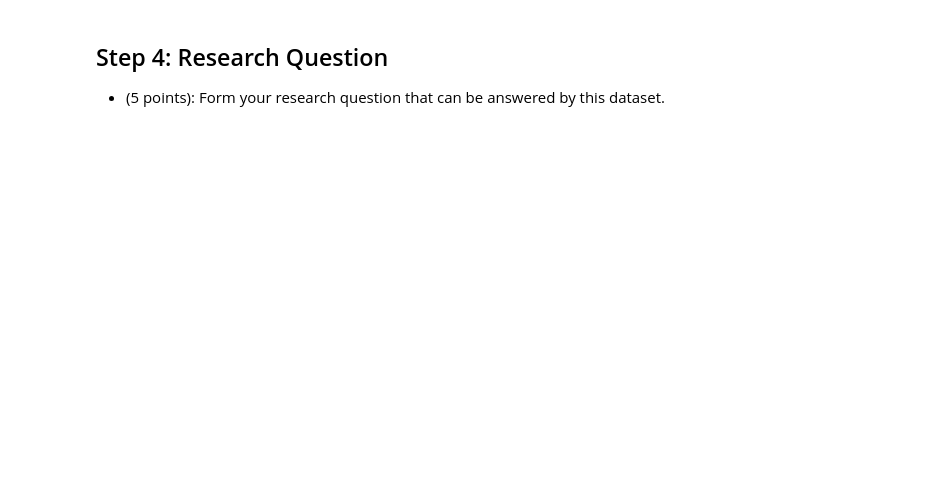
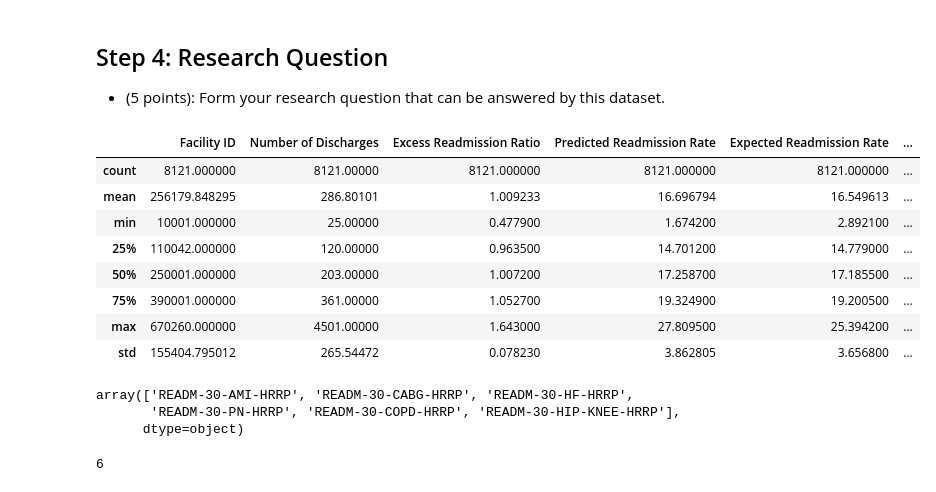
Before and after one commit to madisonmigliori/ista-exam2, a Jupyter notebook: exam2.ipynb, the cells around one changed output. Cells and saved outputs as stored; diff of their text form; code cells hidden in the pictures; blank space fills up the shorter version.

```diff
--- a/exam2.ipynb
+++ b/exam2.ipynb
@@ -186,3 +224,25 @@ hospital_df_clean["End Date"] = pd.to_datetime(hospital_df_clean["End Date"])
 # %% [markdown]
 ## Step 4: Research Question
 - (5 points): Form your research question that can be answered by this dataset.
+# %%
+hospital_df_clean.describe()
+# %% [output]
+|  | Facility ID | Number of Discharges | Excess Readmission Ratio | Predicted Readmission Rate | Expected Readmission Rate | ... |
+| count | 8121.000000 | 8121.00000 | 8121.000000 | 8121.000000 | 8121.000000 | ... |
+| mean | 256179.848295 | 286.80101 | 1.009233 | 16.696794 | 16.549613 | ... |
+| min | 10001.000000 | 25.00000 | 0.477900 | 1.674200 | 2.892100 | ... |
+| 25% | 110042.000000 | 120.00000 | 0.963500 | 14.701200 | 14.779000 | ... |
+| 50% | 250001.000000 | 203.00000 | 1.007200 | 17.258700 | 17.185500 | ... |
+| 75% | 390001.000000 | 361.00000 | 1.052700 | 19.324900 | 19.200500 | ... |
+| max | 670260.000000 | 4501.00000 | 1.643000 | 27.809500 | 25.394200 | ... |
+| std | 155404.795012 | 265.54472 | 0.078230 | 3.862805 | 3.656800 | ... |
+# %%
+hospital_df_clean["Measure Name"].unique()
+# %% [output]
+array(['READM-30-AMI-HRRP', 'READM-30-CABG-HRRP', 'READM-30-HF-HRRP',
+       'READM-30-PN-HRRP', 'READM-30-COPD-HRRP', 'READM-30-HIP-KNEE-HRRP'],
+      dtype=object)
+# %%
+hospital_df_clean["Measure Name"].nunique()
+# %% [output]
+6
```
Also changed, not shown: parts of 8 cells of this notebook.
